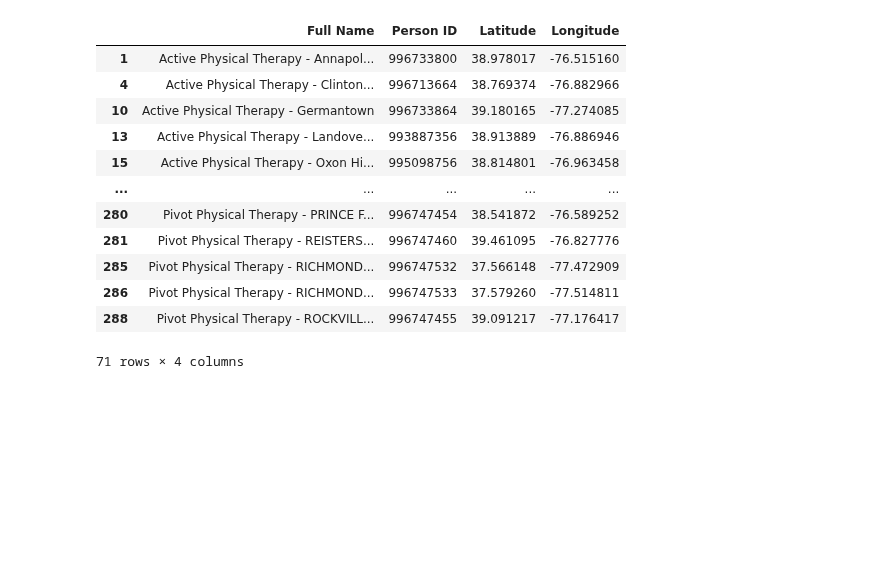
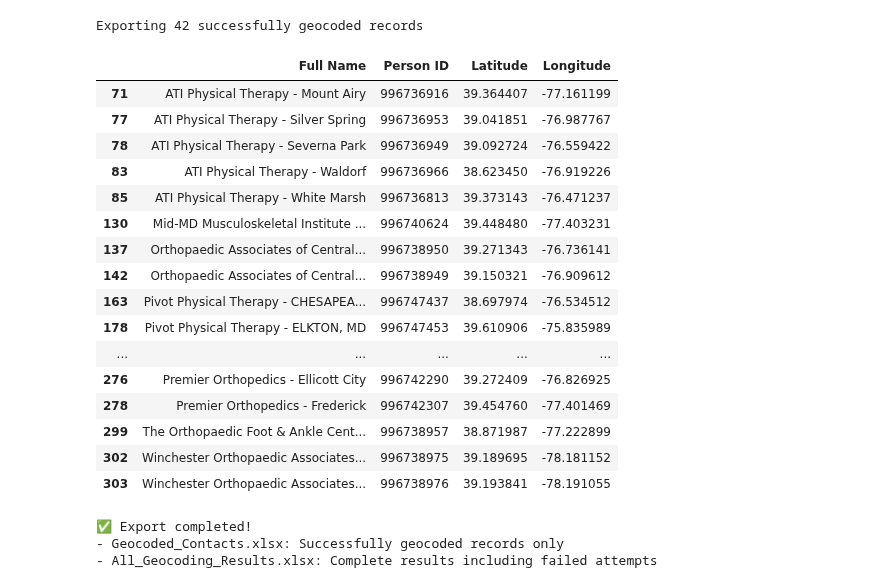
Before and after one commit to The-Jaklitsch-Law-Group/JLG_Provider_Recommender, a Jupyter notebook: prepare_contacts/Contact_Geocode_Search.ipynb, the cells around one changed output. Cells and saved outputs as stored; diff of their text form; code cells hidden in the pictures; blank space fills up the shorter version.

```diff
--- a/prepare_contacts/Contact_Geocode_Search.ipynb
+++ b/prepare_contacts/Contact_Geocode_Search.ipynb
@@ -18,5 +48,6 @@ from geopy.extra.rate_limiter import RateLimiter
 # %%
-df = pd.read_excel('../data/raw/Referral_App_Preferred_Providers.xlsx')
+df = pd.read_excel('../data/raw/Referrals_App_Preferred_Providers.xlsx')
+df = df.rename(columns=lambda x: x.strip())
 df
 # %% [output]
 |  | Full Name | Person ID | Contact's Work Address | Contact's Work Phone | Contact's Details: Latitude | ... |
@@ -136,3 +305,0 @@ KeyboardInterrupt:
-# %%
-geocoded_df = pd.DataFrame(geocoded_data)
-geocoded_df
@@ -153,20 +384,44 @@ geocoded_df
 # %%
-null_lat = geocoded_df['Latitude'].notna()
-null_lon = geocoded_df['Longitude'].notna()
+# Filter to only successful geocoding results for export
+successful_geocodes_df = geocoded_df[
+    geocoded_df['Latitude'].notna() & geocoded_df['Longitude'].notna()
+].copy()
 
-geocoded_df = geocoded_df[null_lat & null_lon]
-geocoded_df
+# Remove the Address column for cleaner export (keeping only the essential data)
+export_df = successful_geocodes_df[['Full Name', 'Person ID', 'Latitude', 'Longitude']].copy()
+
+print(f"Exporting {len(export_df)} successfully geocoded records")
+export_df
 # %% [output]
+Exporting 42 successfully geocoded records
 |  | Full Name | Person ID | Latitude | Longitude |
-| 1 | Active Physical Therapy - Annapol... | 996733800 | 38.978017 | -76.515160 |
-| 4 | Active Physical Therapy - Clinton... | 996713664 | 38.769374 | -76.882966 |
-| 10 | Active Physical Therapy - Germantown | 996733864 | 39.180165 | -77.274085 |
-| 13 | Active Physical Therapy - Landove... | 993887356 | 38.913889 | -76.886946 |
-| 15 | Active Physical Therapy - Oxon Hi... | 995098756 | 38.814801 | -76.963458 |
+| 71 | ATI Physical Therapy - Mount Airy | 996736916 | 39.364407 | -77.161199 |
+| 77 | ATI Physical Therapy - Silver Spring | 996736953 | 39.041851 | -76.987767 |
+| 78 | ATI Physical Therapy - Severna Park | 996736949 | 39.092724 | -76.559422 |
+| 83 | ATI Physical Therapy - Waldorf | 996736966 | 38.623450 | -76.919226 |
+| 85 | ATI Physical Therapy - White Marsh | 996736813 | 39.373143 | -76.471237 |
+| 130 | Mid-MD Musculoskeletal Institute ... | 996740624 | 39.448480 | -77.403231 |
+| 137 | Orthopaedic Associates of Central... | 996738950 | 39.271343 | -76.736141 |
+| 142 | Orthopaedic Associates of Central... | 996738949 | 39.150321 | -76.909612 |
+| 163 | Pivot Physical Therapy - CHESAPEA... | 996747437 | 38.697974 | -76.534512 |
+| 178 | Pivot Physical Therapy - ELKTON, MD | 996747453 | 39.610906 | -75.835989 |
 | ... | ... | ... | ... | ... |
-| 280 | Pivot Physical Therapy - PRINCE F... | 996747454 | 38.541872 | -76.589252 |
-| 281 | Pivot Physical Therapy - REISTERS... | 996747460 | 39.461095 | -76.827776 |
-| 285 | Pivot Physical Therapy - RICHMOND... | 996747532 | 37.566148 | -77.472909 |
-| 286 | Pivot Physical Therapy - RICHMOND... | 996747533 | 37.579260 | -77.514811 |
-| 288 | Pivot Physical Therapy - ROCKVILL... | 996747455 | 39.091217 | -77.176417 |
+| 276 | Premier Orthopedics - Ellicott City | 996742290 | 39.272409 | -76.826925 |
+| 278 | Premier Orthopedics - Frederick | 996742307 | 39.454760 | -77.401469 |
+| 299 | The Orthopaedic Foot & Ankle Cent... | 996738957 | 38.871987 | -77.222899 |
+| 302 | Winchester Orthopaedic Associates... | 996738975 | 39.189695 | -78.181152 |
+| 303 | Winchester Orthopaedic Associates... | 996738976 | 39.193841 | -78.191055 |
-71 rows × 4 columns
+# %%
+# Export successfully geocoded contacts
+export_df.to_excel('../data/processed/Geocoded_Contacts.xlsx', index=False)
+
+# Also save the full results (including failed attempts) for reference
+geocoded_df.to_excel('../data/processed/All_Geocoding_Results.xlsx', index=False)
+
+print("✅ Export completed!")
+print("- Geocoded_Contacts.xlsx: Successfully geocoded records only")
+print("- All_Geocoding_Results.xlsx: Complete results including failed attempts")
+# %% [output]
+✅ Export completed!
+- Geocoded_Contacts.xlsx: Successfully geocoded records only
+- All_Geocoding_Results.xlsx: Complete results including failed attempts
```
Also changed, not shown: parts of 15 cells of this notebook, 3 other files.
